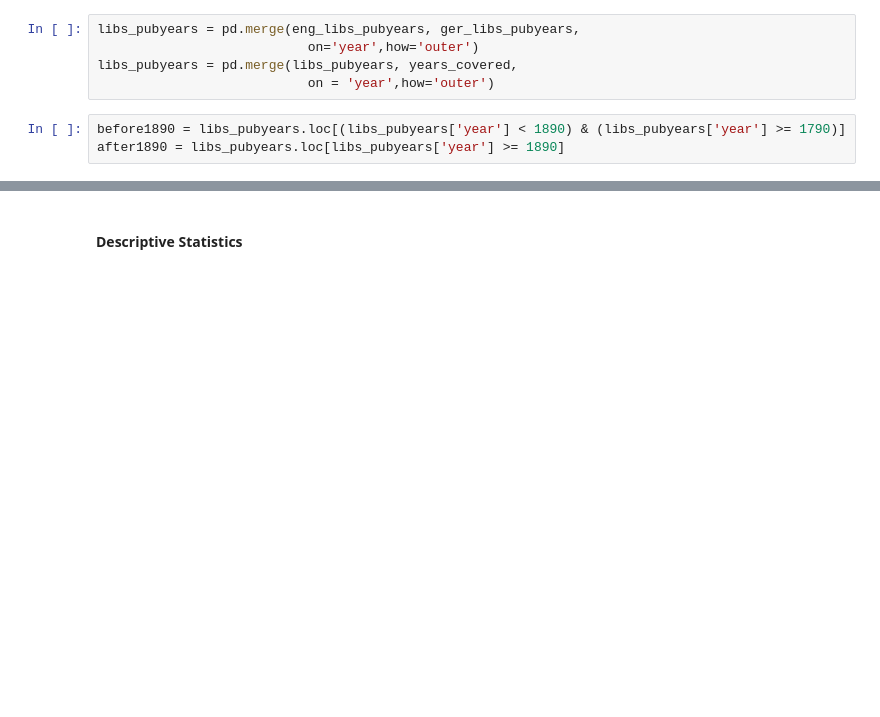
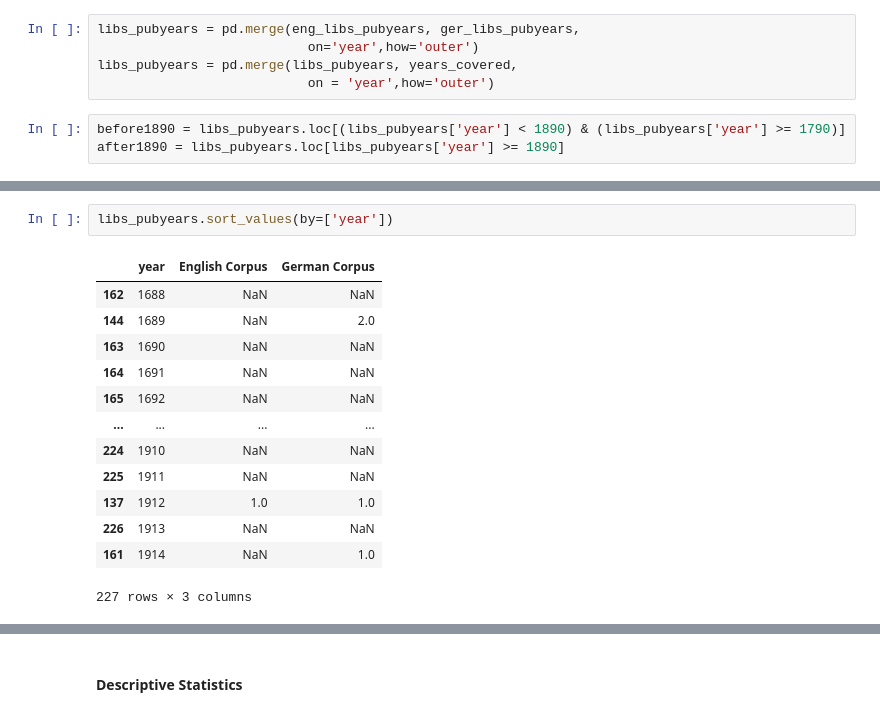
Before and after one commit to sta-a/jcls_reception, a Jupyter notebook: nbs/dataVisualization.ipynb, the cells around one changed output, grey strips where cells are left out. Drawn from its saved outputs; the diff is of its cells as text; blank space fills up the shorter version.

```diff
--- a/nbs/dataVisualization.ipynb
+++ b/nbs/dataVisualization.ipynb
@@ -200,3 +224,19 @@ np.nansum(after1890['English Corpus'])/len(after1890)
+# %%
+libs_pubyears.sort_values(by=['year'])
+# %% [output]
+|  | year | English Corpus | German Corpus |
+| 162 | 1688 | NaN | NaN |
+| 144 | 1689 | NaN | 2.0 |
+| 163 | 1690 | NaN | NaN |
+| 164 | 1691 | NaN | NaN |
+| 165 | 1692 | NaN | NaN |
+| ... | ... | ... | ... |
+| 224 | 1910 | NaN | NaN |
+| 225 | 1911 | NaN | NaN |
+| 137 | 1912 | 1.0 | 1.0 |
+| 226 | 1913 | NaN | NaN |
+| 161 | 1914 | NaN | 1.0 |
+227 rows × 3 columns
 # %%
 fig, axes = plt.subplots(2, gridspec_kw={'height_ratios': [5, 2]})
 corpora = ['English Corpus','German Corpus']
```
Also changed, not shown: parts of 12 cells of this notebook.
